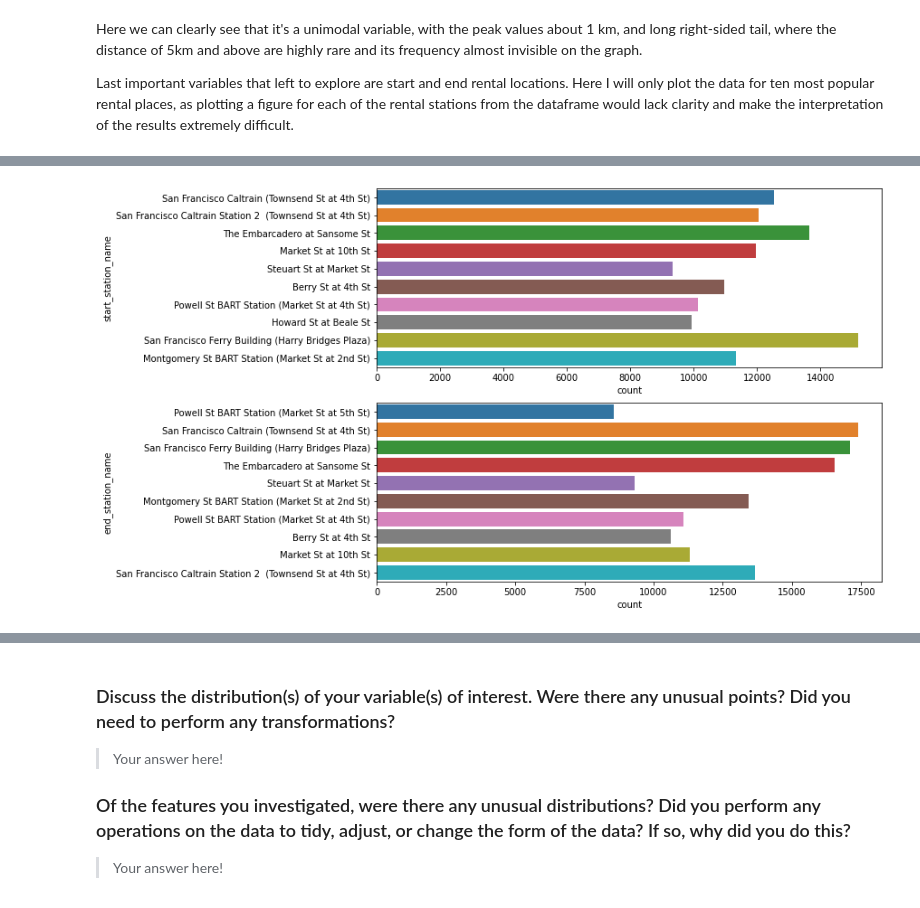
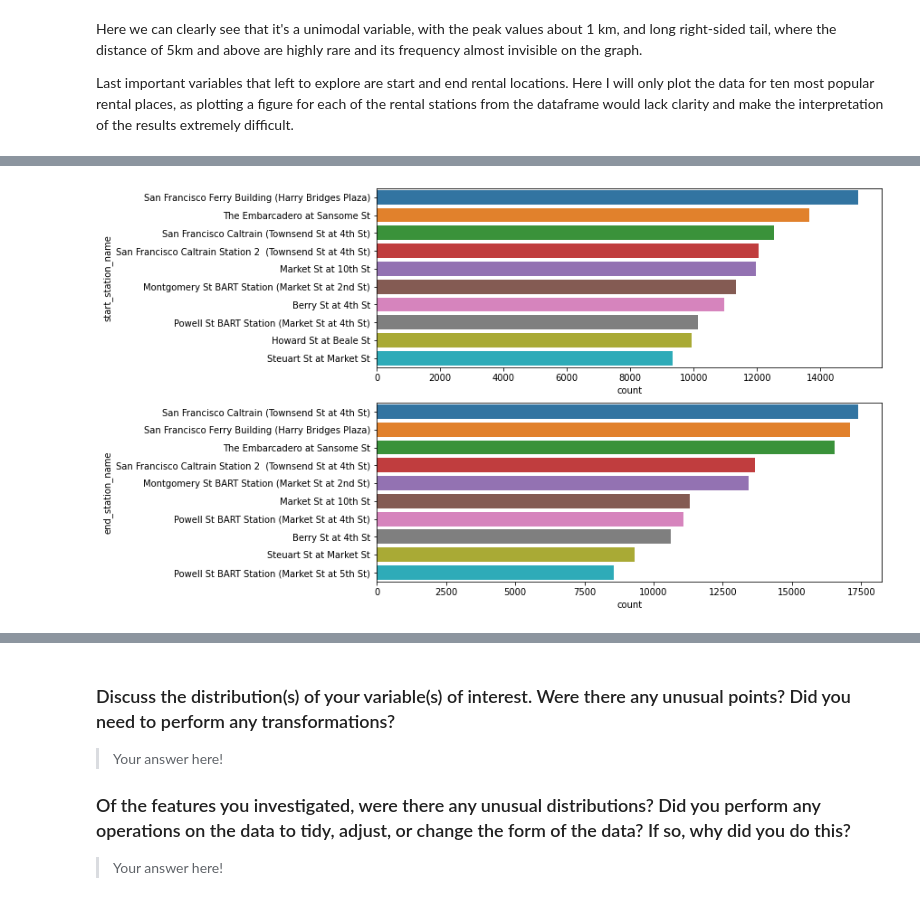
Before and after one commit to maggiekiraga/udacity-data-visualizations, a Jupyter notebook: exploratory_data_visualizations.ipynb, the cells around one changed output, grey strips where cells are left out. Cells and saved outputs as stored; diff of their text form; code cells hidden in the pictures.

Commit message:
feat: Univariate visualizations finished and multivariate section added

```diff
--- a/exploratory_data_visualizations.ipynb
+++ b/exploratory_data_visualizations.ipynb
@@ -213,3 +243,7 @@ plt.show()
 Here we can clearly see that it's a unimodal variable, with the peak values about 1 km, and long right-sided tail, where the distance of 5km and above are highly rare and its frequency almost invisible on the graph.
 
 Last important variables that left to explore are start and end rental locations. Here I will only plot the data for ten most popular rental places, as plotting a figure for each of the rental stations from the dataframe would lack clarity and make the interpretation of the results extremely difficult.
+# %%
+high_outliers2 = (trip_data['distance'] > 6)
+print(high_outliers2.sum())
+print(trip_data.loc[high_outliers2,:])
@@ -215,0 +270,2 @@ Last important variables that left to explore are start and end rental locations
+# %%
+trip_data = trip_data.loc[-high_outliers2,:]
@@ -216,18 +282,19 @@ Last important variables that left to explore are start and end rental locations
 # %%
 plt.figure(figsize = [10, 8])
 
 plt.subplot(2, 1, 1)
-#bin_edges = np.arange(2, 12+1.1, 1) # note `+1.1`, see below
 start_stations = trip_data['start_station_name'].value_counts()
 top_start_stations = start_stations.index[:10]
 trip_data_sub = trip_data.loc[trip_data['start_station_name'].isin(top_start_stations)]
-sb.countplot(data=trip_data_sub, y='start_station_name')
+sb.countplot(data=trip_data_sub, y='start_station_name',
+             order=trip_data_sub['start_station_name'].value_counts().index[:10])
 
 plt.subplot(2, 1, 2)
 end_stations = trip_data['end_station_name'].value_counts()
 top_end_stations = end_stations.index[:10]
 trip_data_sub = trip_data.loc[trip_data['end_station_name'].isin(top_end_stations)]
-sb.countplot(data=trip_data_sub, y='end_station_name')
+sb.countplot(data=trip_data_sub, y='end_station_name',
+            order=trip_data_sub['end_station_name'].value_counts().index[:10])
 plt.show()
 # %% [output]
-[figure, old version]
+[figure, new version]
```
Also changed, not shown: parts of 13 cells of this notebook.
